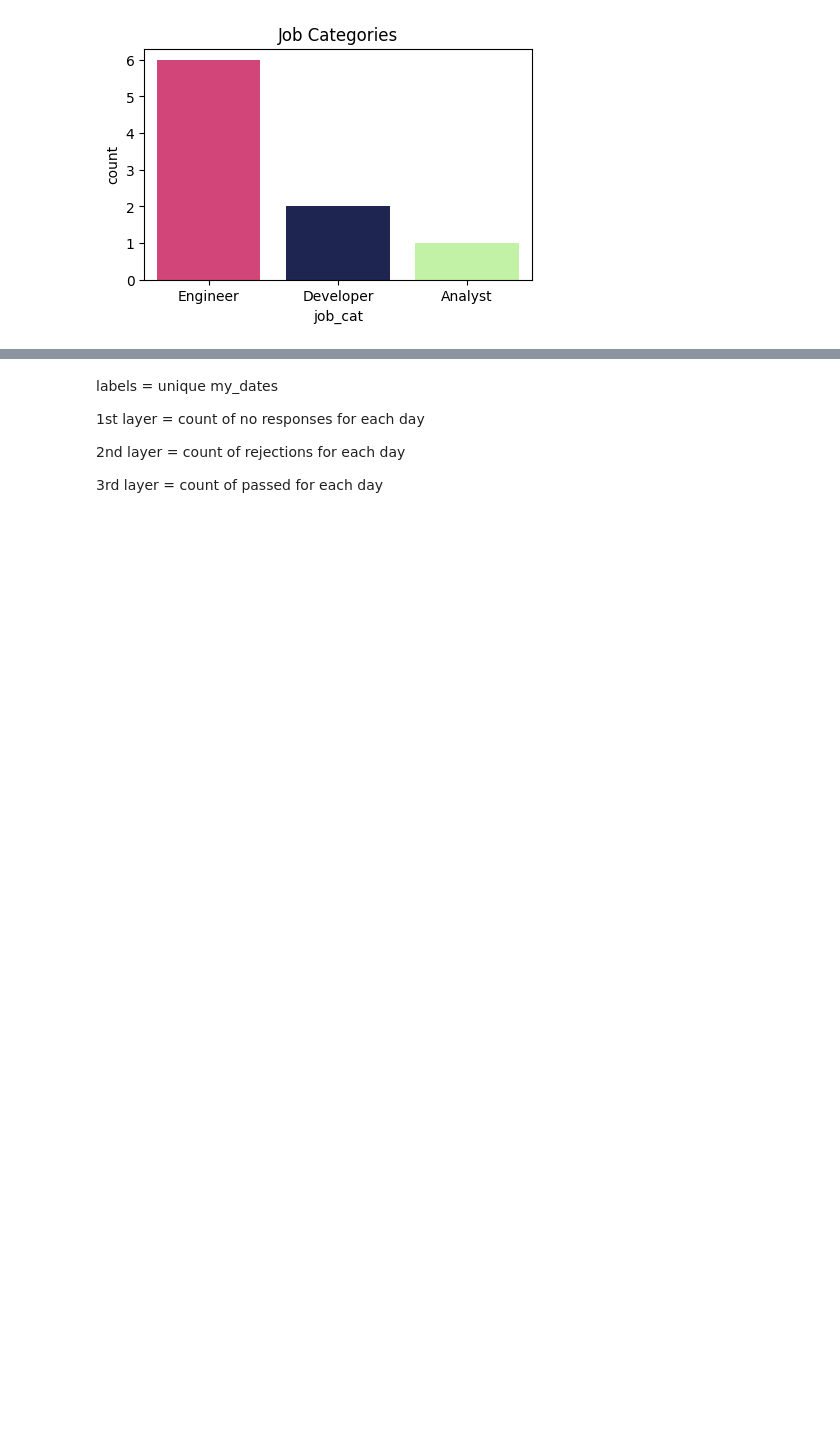
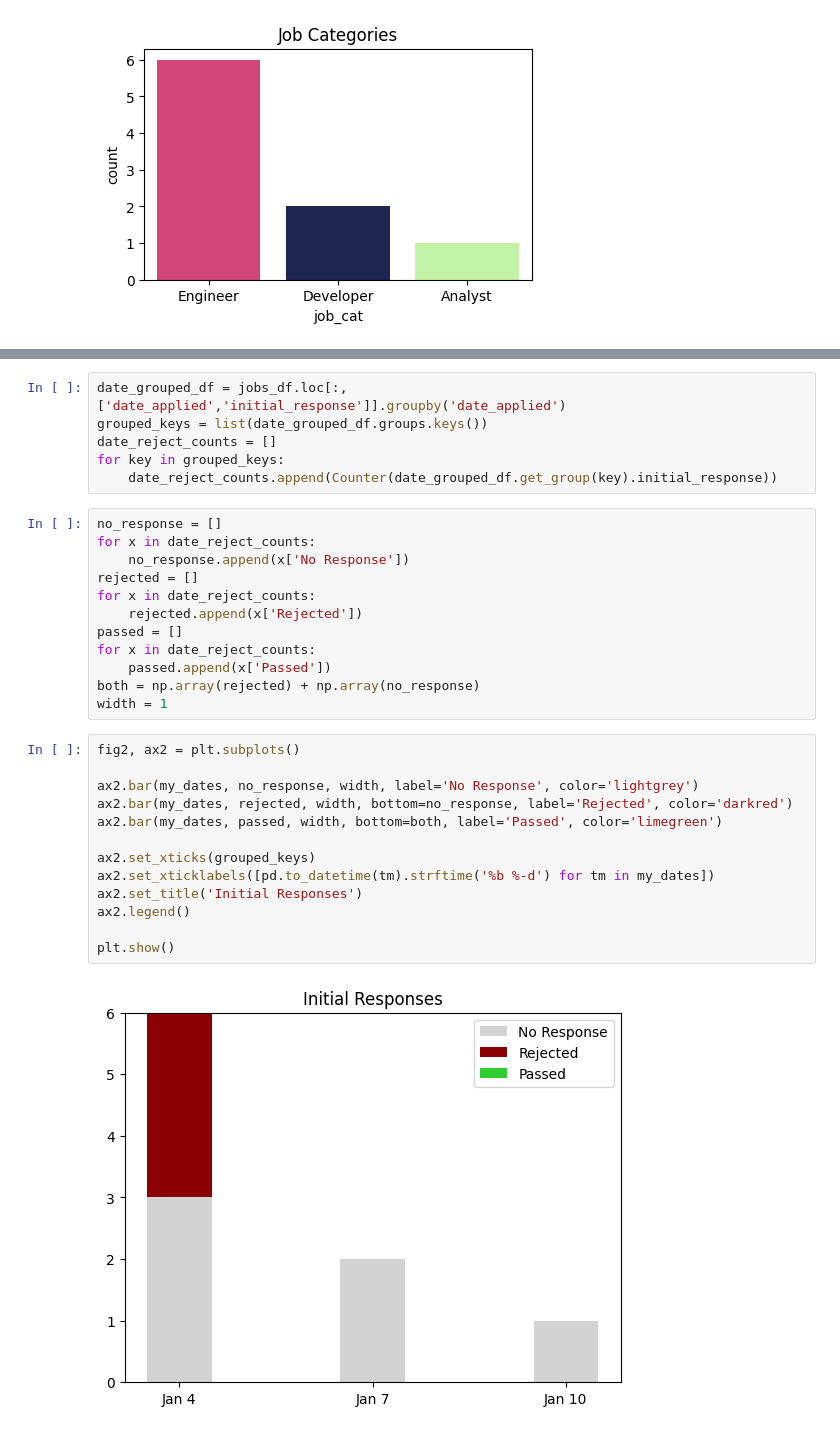
Before and after one commit to emilycardwell/my-jobs, a Jupyter notebook: jobs.ipynb, the cells around one changed output, grey strips where cells are left out. Saved outputs shown, nothing was run; the diff lists cells and outputs as text; blank space fills up the shorter version.

```diff
--- a/jobs.ipynb
+++ b/jobs.ipynb
@@ -164,8 +126,33 @@ Timestamp('2023-01-04 00:00:00')
-# %% [markdown]
-labels = unique my_dates
-
-1st layer = count of no responses for each day
-
-2nd layer = count of rejections for each day
-
-3rd layer = count of passed for each day
+# %%
+date_grouped_df = jobs_df.loc[:, ['date_applied','initial_response']].groupby('date_applied')
+grouped_keys = list(date_grouped_df.groups.keys())
+date_reject_counts = []
+for key in grouped_keys:
+    date_reject_counts.append(Counter(date_grouped_df.get_group(key).initial_response))
+# %%
+no_response = []
+for x in date_reject_counts:
+    no_response.append(x['No Response'])
+rejected = []
+for x in date_reject_counts:
+    rejected.append(x['Rejected'])
+passed = []
+for x in date_reject_counts:
+    passed.append(x['Passed'])
+both = np.array(rejected) + np.array(no_response)
+width = 1
+# %%
+fig2, ax2 = plt.subplots()
+
+ax2.bar(my_dates, no_response, width, label='No Response', color='lightgrey')
+ax2.bar(my_dates, rejected, width, bottom=no_response, label='Rejected', color='darkred')
+ax2.bar(my_dates, passed, width, bottom=both, label='Passed', color='limegreen')
+
+ax2.set_xticks(grouped_keys)
+ax2.set_xticklabels([pd.to_datetime(tm).strftime('%b %-d') for tm in my_dates])
+ax2.set_title('Initial Responses')
+ax2.legend()
+
+plt.show()
+# %% [output]
+[figure, added]
```
Also changed, not shown: parts of 10 cells of this notebook.
